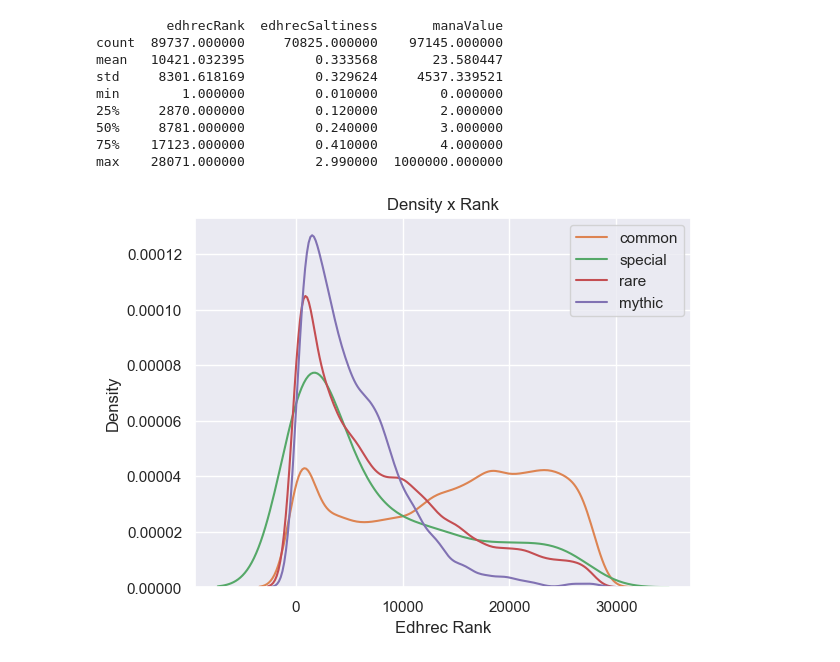
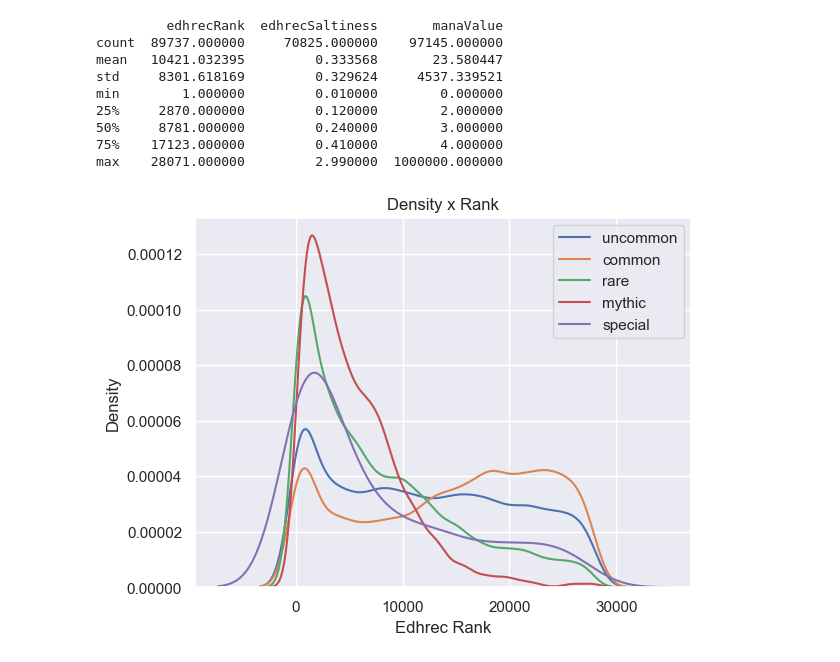
Before and after one commit to victorhg/aai-500-final-project, a Jupyter notebook: notebooks/AAI-500-Group3-Project.ipynb, the cells around one changed output. Cells and saved outputs as stored; diff of their text form; code cells hidden in the pictures.

Commit message:
integrated prices and card ranks, still Ugly

```diff
--- a/notebooks/AAI-500-Group3-Project.ipynb
+++ b/notebooks/AAI-500-Group3-Project.ipynb
@@ -19,6 +19,9 @@ from scipy import stats
 import seaborn as sns
 from matplotlib import gridspec
 import math
+
+sns.set()# Setting seaborn as default style
+sns.set_theme(style="darkgrid")
 # %% [markdown]
 # Data Exploration
 # %%
@@ -102,20 +101,24 @@ min        1.000000         0.010000        0.000000
 50%     8781.000000         0.240000        3.000000
 75%    17123.000000         0.410000        4.000000
 max    28071.000000         2.990000  1000000.000000
+# %%
+# Plot KDE - Ignores non values
+def plot_multiple_kdes_single_variable(data, variable, key_values, kde_column):
+    for key in key_values:
+        d = data[data[variable] == key]
+        sns.kdeplot(d[kde_column], label=key, warn_singular=False)
 # %%
 
-sns.set_theme(style="darkgrid")
+# Ploting rarity x rank
+#["uncomon", "common", "special", "rare", "mythic"]
+labels = cards_data['rarity'].unique()
+plot_multiple_kdes_single_variable(cards_data, "rarity", labels, "edhrecRank")
 
-# Ploting rarity x rank
-labels = ["uncomon", "common", "special", "rare", "mythic"]
-for rarity in labels:
-    d = cards_data[cards_data["rarity"] == rarity]
-    sns.kdeplot(d["edhrecRank"], label=rarity)
 
 plt.legend()
 plt.ylabel('Density')
 plt.xlabel('Edhrec Rank')
 plt.title('Density x Rank')
 plt.show()
 # %% [output]
-[figure, old version]
+[figure, new version]
```
Also changed, not shown: parts of 8 cells of this notebook, 1 other file.
